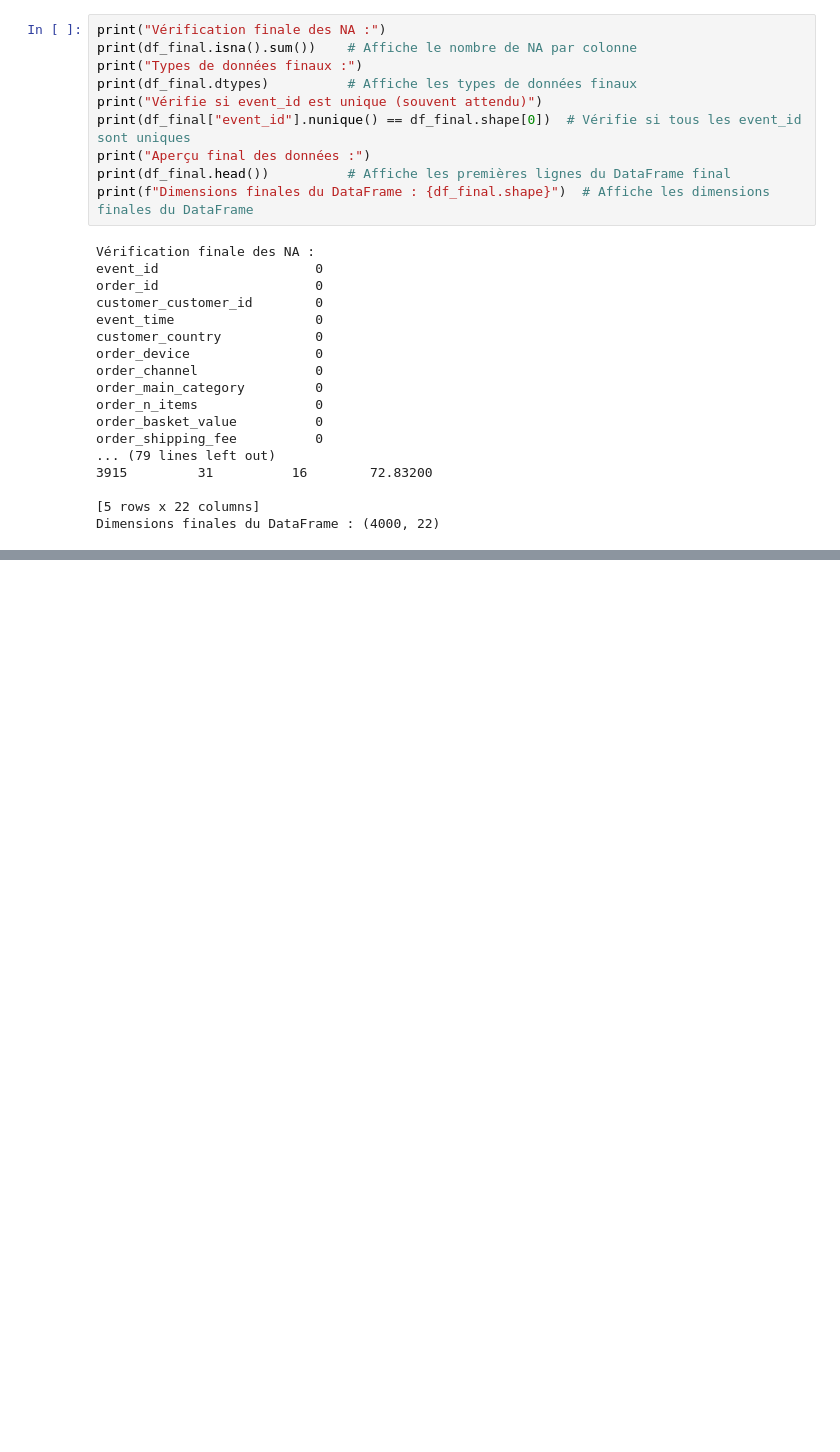
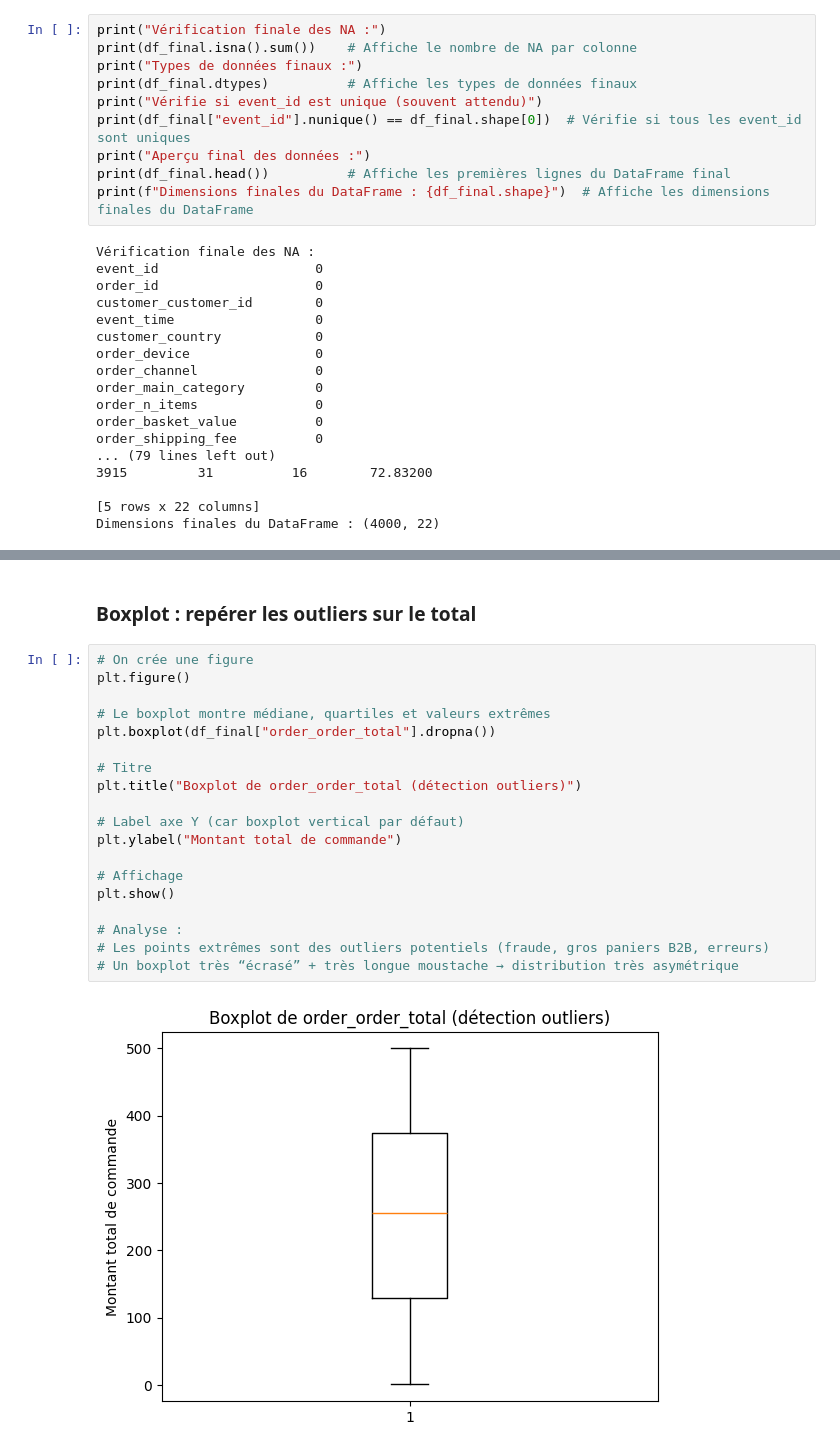
Before and after one commit to epsf-a-mosquera/PreparationExamenBloc2, a Jupyter notebook: notebooks/exploration.ipynb, the cells around one changed output, grey strips where cells are left out. Cells and saved outputs as stored; diff of their text form; blank space fills up the shorter version.

```diff
--- a/notebooks/exploration.ipynb
+++ b/notebooks/exploration.ipynb
@@ -651,0 +758,23 @@ Dimensions finales du DataFrame : (4000, 22)
+# %% [markdown]
+### Boxplot : repérer les outliers sur le total
+# %%
+# On crée une figure
+plt.figure()
+
+# Le boxplot montre médiane, quartiles et valeurs extrêmes
+plt.boxplot(df_final["order_order_total"].dropna())
+
+# Titre
+plt.title("Boxplot de order_order_total (détection outliers)")
+
+# Label axe Y (car boxplot vertical par défaut)
+plt.ylabel("Montant total de commande")
+
+# Affichage
+plt.show()
+
+# Analyse :
+# Les points extrêmes sont des outliers potentiels (fraude, gros paniers B2B, erreurs)
+# Un boxplot très “écrasé” + très longue moustache → distribution très asymétrique
+# %% [output]
+[figure, added]
```
Also changed, not shown: parts of 45 cells of this notebook, 5 other files.
